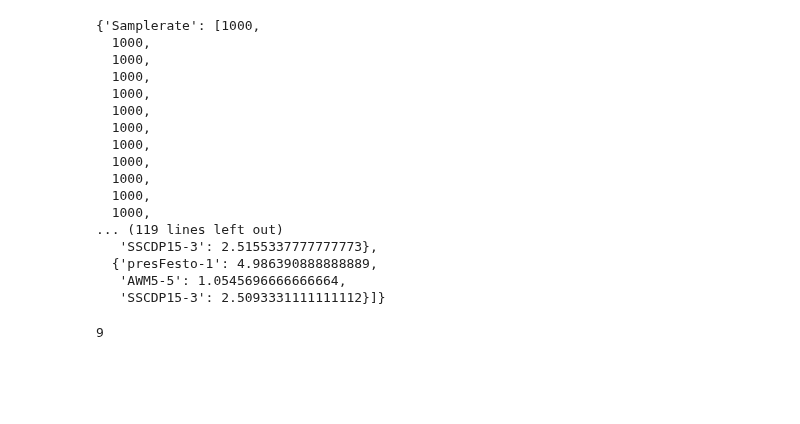
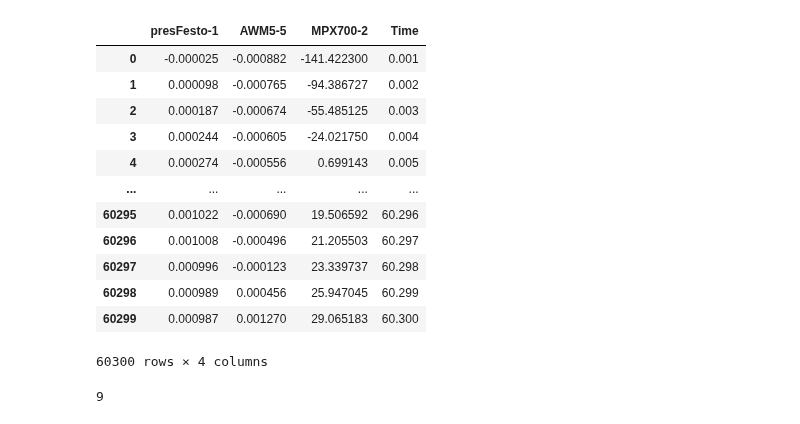
Before and after one commit to Olviel/Thermal_Soft_Robotics, a Jupyter notebook: Thermal_actuation/Experimental/Fluidic/Rothmund_Pressure_release/Valve_leak_test_rothmund.ipynb, the cells around one changed output. Drawn from its saved outputs; the diff is of its cells as text; code cells hidden in the pictures; blank space fills up the shorter version.

```diff
--- a/Thermal_actuation/Experimental/Fluidic/Rothmund_Pressure_release/Valve_leak_test_rothmund.ipynb
+++ b/Thermal_actuation/Experimental/Fluidic/Rothmund_Pressure_release/Valve_leak_test_rothmund.ipynb
@@ -19,7 +19,7 @@ from save_plot_func import save_plot
 Location = r"//sun/overvelde/group-folder/PROJECTS/Thermal_soft_robotics_Olivier/Git/Thermal_Soft_Robotics/Thermal_actuation/Experimental/Fluidic/Rothmund_Pressure_release"
 
 #Location = r"C:\\Users\Olivi\OneDrive - TU Eindhoven\Soft robotic matter\GitHub\Thermal_Soft_Robotics\Thermal_actuation\Experimental\Fluidic\Membrane_valve_leak_test"
-Foldernames = ["/Data/DS30_r9_h0"]
+Foldernames = ["/Data/DS30_r"]
 
 data = FluidicSetupFunctions.LoadData(Foldernames = Foldernames,Location=Location)
 # %% [output]
@@ -32,23 +43,19 @@ Loading... Folder 1 of 1, Sample 6 of 6
-# %%
-data[1]
-# %% [output]
-{'Samplerate': [1000,
-  1000,
-  1000,
-  1000,
-  1000,
-  1000,
-  1000,
-  1000,
-  1000,
-  1000,
-  1000,
-  1000,
-... (119 lines left out)
-   'SSCDP15-3': 2.5155337777777773},
-  {'presFesto-1': 4.986390888888889,
-   'AWM5-5': 1.0545696666666664,
-   'SSCDP15-3': 2.5093331111111112}]}
+# %%
+data[0][3]
+# %% [output]
+|  | presFesto-1 | AWM5-5 | MPX700-2 | Time |
+| 0 | -0.000025 | -0.000882 | -141.422300 | 0.001 |
+| 1 | 0.000098 | -0.000765 | -94.386727 | 0.002 |
+| 2 | 0.000187 | -0.000674 | -55.485125 | 0.003 |
+| 3 | 0.000244 | -0.000605 | -24.021750 | 0.004 |
+| 4 | 0.000274 | -0.000556 | 0.699143 | 0.005 |
+| ... | ... | ... | ... | ... |
+| 60295 | 0.001022 | -0.000690 | 19.506592 | 60.296 |
+| 60296 | 0.001008 | -0.000496 | 21.205503 | 60.297 |
+| 60297 | 0.000996 | -0.000123 | 23.339737 | 60.298 |
+| 60298 | 0.000989 | 0.000456 | 25.947045 | 60.299 |
+| 60299 | 0.000987 | 0.001270 | 29.065183 | 60.300 |
+60300 rows × 4 columns
 # %%
 len(data[0])
 # %% [output]
```
Also changed, not shown: parts of 3 cells of this notebook, 1 other file.
